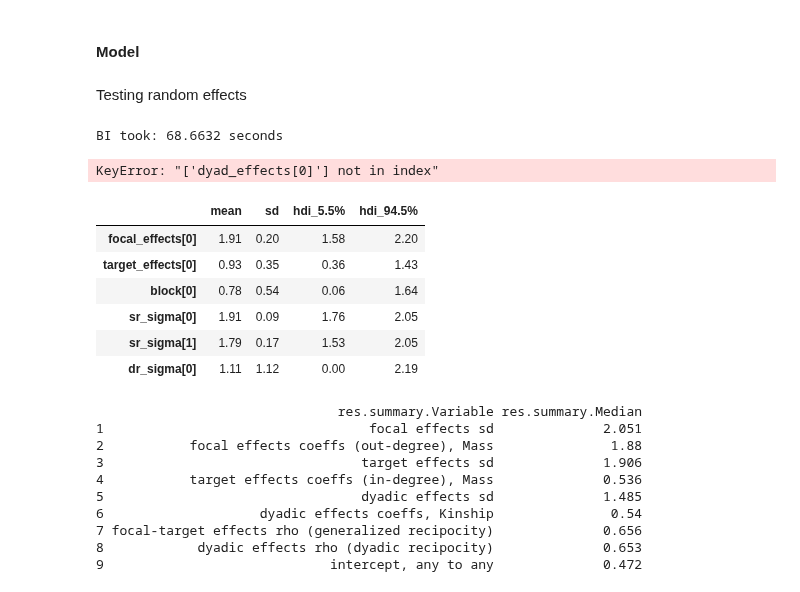
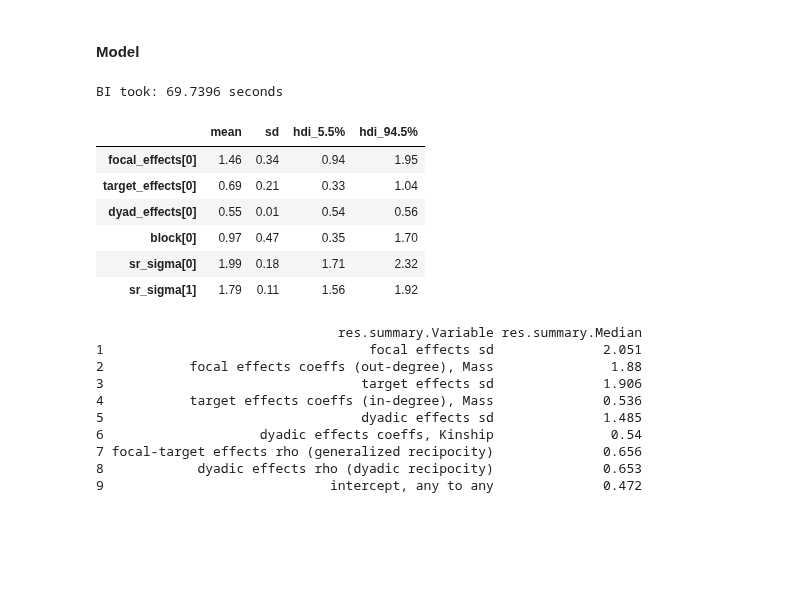
Before and after one commit to BGN-for-ASNA/BI, a Jupyter notebook: bi/Network simulation.ipynb, the cells around one changed output. Cells and saved outputs as stored; diff of their text form; code cells hidden in the pictures; blank space fills up the shorter version.

```diff
--- a/bi/Network simulation.ipynb
+++ b/bi/Network simulation.ipynb
@@ -554,65 +554,49 @@ exposure = data['exposure'].reshape(data['N_id'][0],data['N_id'][0]).T
 jax.local_device_count 32
 # %% [markdown]
 #### Model
-# %% [markdown]
-Testing random effects
-# %%
-## SR ---------------------------------------
-sr_terms, focal_effects, target_effects = bi.net.nodes_terms(focal_individual_predictors, target_individual_predictors, sample = True)# shape = N_id
-sr_rf, sr_raw, sr_sigma, sr_L = bi.net.nodes_random_effects(N_id, cholesky_density = 2, sample = True) # shape = N_id
-sender_receiver = sr_terms + sr_rf
-
-# Dyadic--------------------------------------
-dr_terms, dyad_effects = bi.net.dyadic_terms(dyadic_predictors, sample = True)
-rf, dr_raw, dr_sigma, dr_L = bi.net.dyadic_random_effects(idx.shape[0], cholesky_density = 2, sample = True)
-dr = dr_terms + rf
 # %%
-def model2(ids, result_outcomes, dyadic_predictors, focal_individual_predictors, target_individual_predictors):
+def model(ids, result_outcomes, dyadic_predictors, focal_individual_predictors, target_individual_predictors):
     N_id = ids.shape[0]
 
     # Block ---------------------------------------
     B = bi.dist.normal(bi.logit(0.1/jnp.sqrt(N_id)), 2.5, shape=(1,), name = 'block')
 
     ## SR ---------------------------------------
     sr_terms, focal_effects, target_effects = bi.net.nodes_terms(focal_individual_predictors, target_individual_predictors)# shape = N_id
     sr_rf, sr_raw, sr_sigma, sr_L = bi.net.nodes_random_effects(N_id, cholesky_density = 2) # shape = N_id
-    sender_receiver = sr_terms + sr_rf
+    sender_receiver_effect = sr_terms + sr_rf
 
     # Dyadic--------------------------------------
-    dr_terms, dyad_effects = bi.net.dyadic_terms(dyadic_predictors)
-    rf, dr_raw, dr_sigma, dr_L = bi.net.dyadic_random_effects(sender_receiver.shape[0], cholesky_density = 2)
-    dr = dr_terms #+ rf
+    d_terms, dyad_effects = bi.net.dyadic_terms(dyadic_predictors)
+    d_rf, dr_raw, dr_sigma, dr_L = bi.net.dyadic_random_effects(d_terms.shape[0], cholesky_density = 2)
+    dyadic_effect = d_terms# + d_rf
 
-    lk('Y', Poisson(jnp.exp( sender_receiver + dr )), obs=result_outcomes)
+    lk('Y', Poisson(jnp.exp( B[0] + sender_receiver_effect + dyadic_effect )), obs=result_outcomes)
 
 m.data_on_model = dict(
     ids = jnp.arange(0,data['N_id'][0]),
     result_outcomes = bi.net.mat_to_edgl(data['outcomes']),
     dyadic_predictors = bi.net.prepare_dyadic_effect(kinship), # Can be a jax array of multiple dimensions
     focal_individual_predictors = data['individual_predictors'],
     target_individual_predictors = data['individual_predictors']
 )
 
-m.run(model2)
+m.run(model)
 summary = m.summary()
 summary.loc[['focal_effects[0]', 'target_effects[0]', 'dyad_effects[0]', 'block[0]', 'sr_sigma[0]', 'sr_sigma[1]']]
 # focal_effects = 1.9,
 # target_effects =  1.3
 # dr_effects = 1.2, 1.7, -2.2
 # block =  -4
 # %% [output]
-BI took: 68.6632 seconds
+BI took: 69.7396 seconds
-KeyError: "['dyad_effects[0]'] not in index"
+|  | mean | sd | hdi_5.5% | hdi_94.5% |
+| focal_effects[0] | 1.46 | 0.34 | 0.94 | 1.95 |
+| target_effects[0] | 0.69 | 0.21 | 0.33 | 1.04 |
+| dyad_effects[0] | 0.55 | 0.01 | 0.54 | 0.56 |
+| block[0] | 0.97 | 0.47 | 0.35 | 1.70 |
+| sr_sigma[0] | 1.99 | 0.18 | 1.71 | 2.32 |
+| sr_sigma[1] | 1.79 | 0.11 | 1.56 | 1.92 |
-# %%
-summary.loc[['focal_effects[0]', 'target_effects[0]',  'block[0]', 'sr_sigma[0]', 'sr_sigma[1]', 'dr_sigma[0]']]
-# %% [output]
-|  | mean | sd | hdi_5.5% | hdi_94.5% |
-| focal_effects[0] | 1.91 | 0.20 | 1.58 | 2.20 |
-| target_effects[0] | 0.93 | 0.35 | 0.36 | 1.43 |
-| block[0] | 0.78 | 0.54 | 0.06 | 1.64 |
-| sr_sigma[0] | 1.91 | 0.09 | 1.76 | 2.05 |
-| sr_sigma[1] | 1.79 | 0.17 | 1.53 | 2.05 |
-| dr_sigma[0] | 1.11 | 1.12 | 0.00 | 2.19 |
 # %%
 %%R
 getwd()
```
Also changed, not shown: 3 other files.
